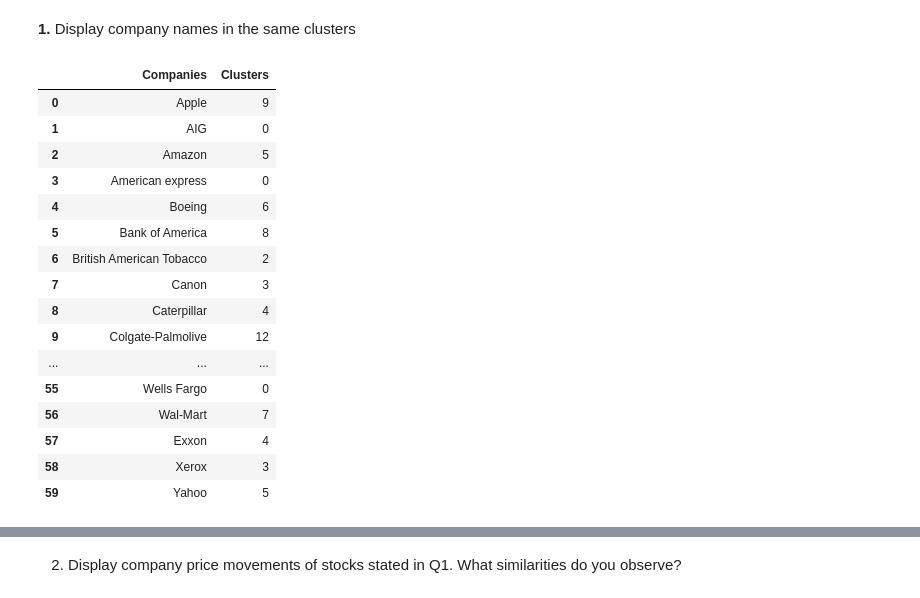
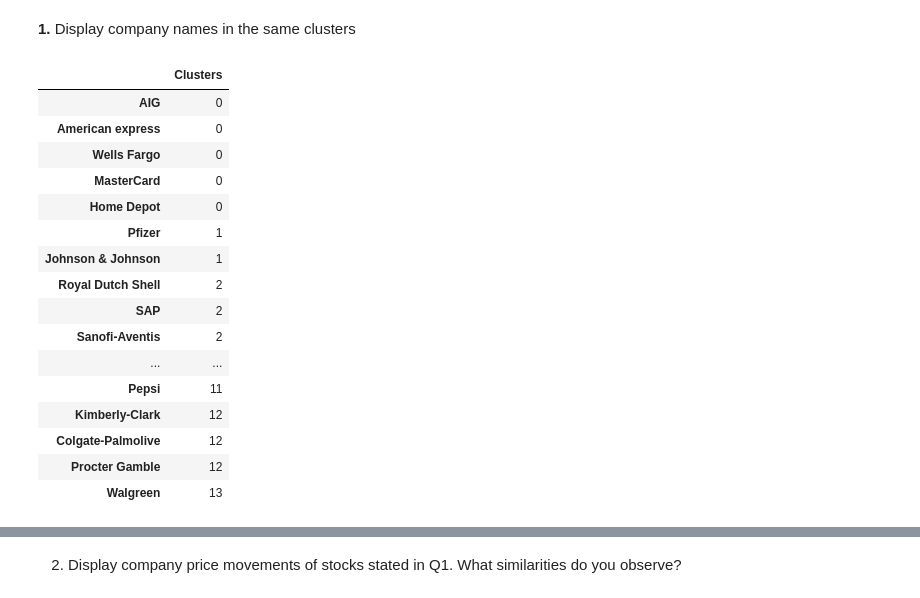
Before and after one commit to kvtang1511/forwardschool-ads-exercise, a Jupyter notebook: Week 6/W6 - Exercise 2 - Clustering_stocks_using_kmeans.ipynb, the cells around one changed output, grey strips where cells are left out. Cells and saved outputs as stored; diff of their text form; code cells hidden in the pictures.

```diff
--- a/Week 6/W6 - Exercise 2 - Clustering_stocks_using_kmeans.ipynb
+++ b/Week 6/W6 - Exercise 2 - Clustering_stocks_using_kmeans.ipynb
@@ -73,24 +73,23 @@ y_kmeans = pipeline.predict(movements)
 # %% [markdown]
 **1.** Display company names in the same clusters
 # %%
-prediction_cluster = pd.DataFrame(zip(companies, y_kmeans), columns = ['Companies', 'Clusters'])
-#prediction_cluster = prediction_cluster.sort_values(['Clusters'])
-prediction_cluster
+company_cluster = pd.DataFrame(y_kmeans, index =companies, columns = ['Clusters'])
+company_cluster.sort_values(['Clusters'])
 # %% [output]
-|  | Companies | Clusters |
-| 0 | Apple | 9 |
-| 1 | AIG | 0 |
-| 2 | Amazon | 5 |
-| 3 | American express | 0 |
-| 4 | Boeing | 6 |
-| 5 | Bank of America | 8 |
-| 6 | British American Tobacco | 2 |
-| 7 | Canon | 3 |
-| 8 | Caterpillar | 4 |
-| 9 | Colgate-Palmolive | 12 |
-| ... | ... | ... |
-| 55 | Wells Fargo | 0 |
-| 56 | Wal-Mart | 7 |
-| 57 | Exxon | 4 |
-| 58 | Xerox | 3 |
-| 59 | Yahoo | 5 |
+|  | Clusters |
+| AIG | 0 |
+| American express | 0 |
+| Wells Fargo | 0 |
+| MasterCard | 0 |
+| Home Depot | 0 |
+| Pfizer | 1 |
+| Johnson & Johnson | 1 |
+| Royal Dutch Shell | 2 |
+| SAP | 2 |
+| Sanofi-Aventis | 2 |
+| ... | ... |
+| Pepsi | 11 |
+| Kimberly-Clark | 12 |
+| Colgate-Palmolive | 12 |
+| Procter Gamble | 12 |
+| Walgreen | 13 |
```
Also changed, not shown: parts of 4 cells of this notebook, 1 other file.
